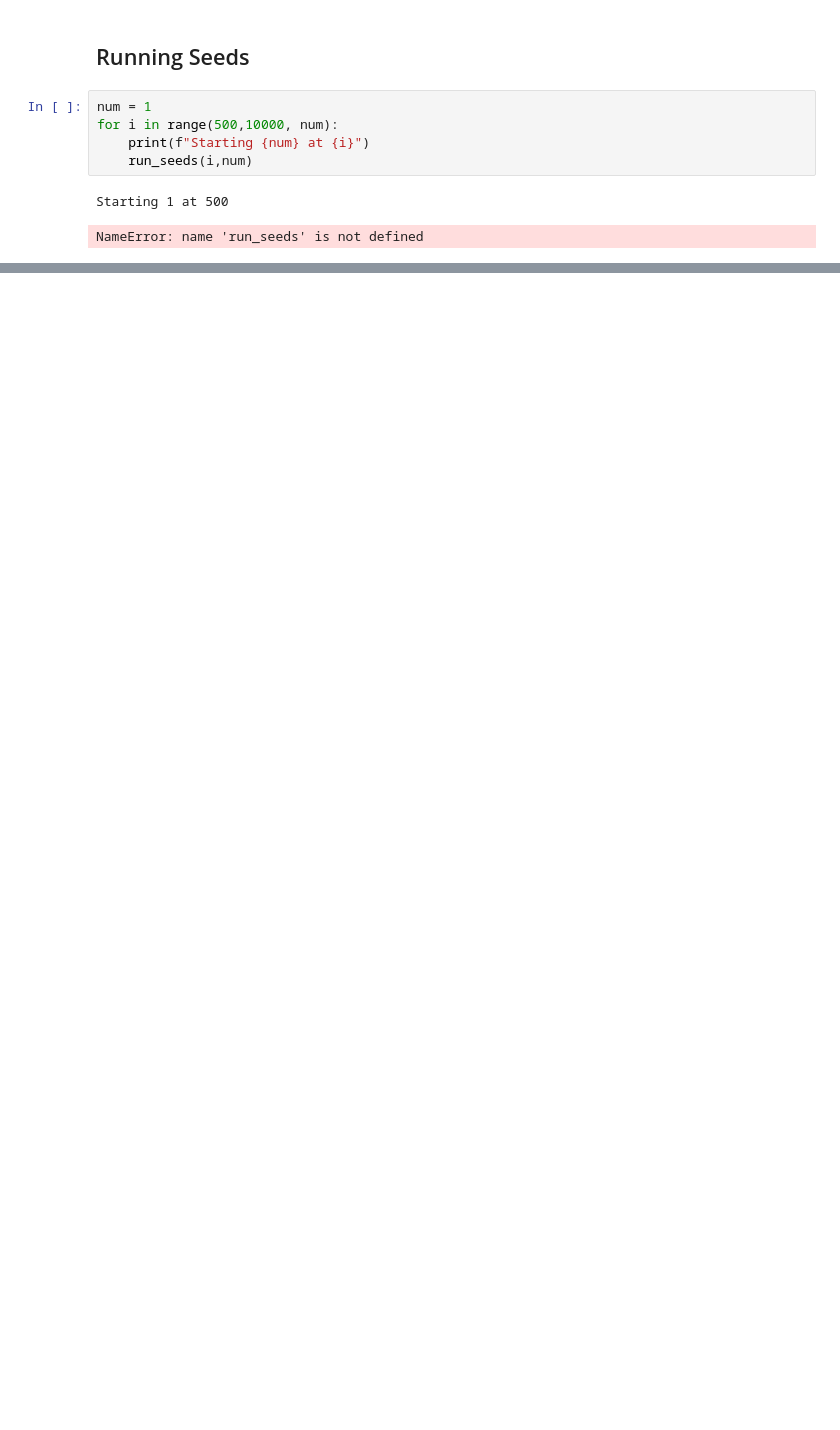
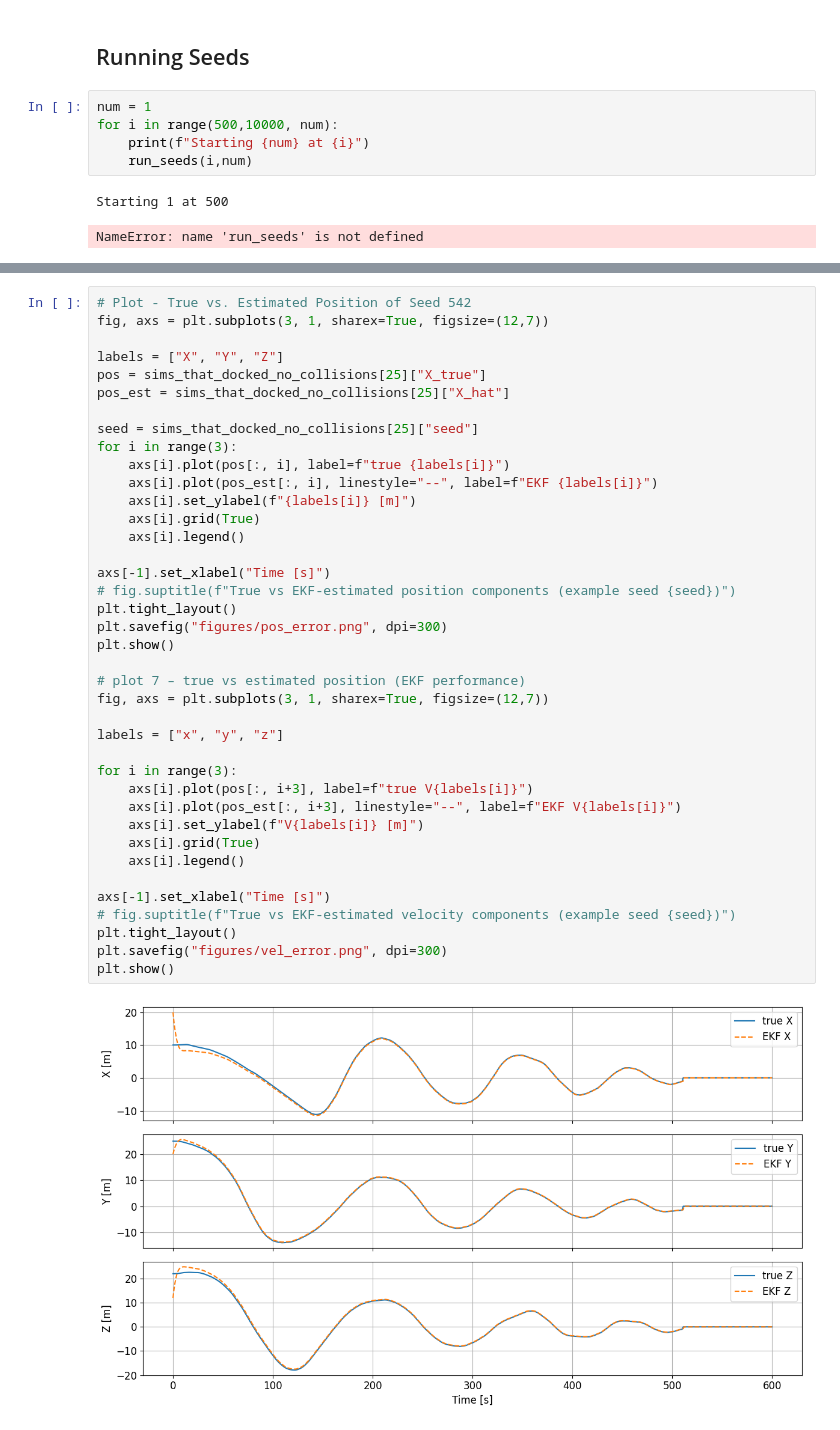
Before and after one commit to colin-skinner/AA228-orbital-rendezvous, a Jupyter notebook: results.ipynb, the cells around one changed output, grey strips where cells are left out. Drawn from its saved outputs; the diff is of its cells as text; blank space fills up the shorter version.

```diff
--- a/results.ipynb
+++ b/results.ipynb
@@ -493,0 +585,41 @@ Loaded with 1 configs
+# %%
+# Plot - True vs. Estimated Position of Seed 542
+fig, axs = plt.subplots(3, 1, sharex=True, figsize=(12,7))
+
+labels = ["X", "Y", "Z"]
+pos = sims_that_docked_no_collisions[25]["X_true"]
+pos_est = sims_that_docked_no_collisions[25]["X_hat"]
+
+seed = sims_that_docked_no_collisions[25]["seed"]
+for i in range(3):
+    axs[i].plot(pos[:, i], label=f"true {labels[i]}")
+    axs[i].plot(pos_est[:, i], linestyle="--", label=f"EKF {labels[i]}")
+    axs[i].set_ylabel(f"{labels[i]} [m]")
+    axs[i].grid(True)
+    axs[i].legend()
+
+axs[-1].set_xlabel("Time [s]")
+# fig.suptitle(f"True vs EKF-estimated position components (example seed {seed})")
+plt.tight_layout()
+plt.savefig("figures/pos_error.png", dpi=300)
+plt.show()
+
+# plot 7 – true vs estimated position (EKF performance)
+fig, axs = plt.subplots(3, 1, sharex=True, figsize=(12,7))
+
+labels = ["x", "y", "z"]
+
+for i in range(3):
+    axs[i].plot(pos[:, i+3], label=f"true V{labels[i]}")
+    axs[i].plot(pos_est[:, i+3], linestyle="--", label=f"EKF V{labels[i]}")
+    axs[i].set_ylabel(f"V{labels[i]} [m]")
+    axs[i].grid(True)
+    axs[i].legend()
+
+axs[-1].set_xlabel("Time [s]")
+# fig.suptitle(f"True vs EKF-estimated velocity components (example seed {seed})")
+plt.tight_layout()
+plt.savefig("figures/vel_error.png", dpi=300)
+plt.show()
+# %% [output]
+[figure, added]
```
Also changed, not shown: parts of 16 cells of this notebook, 5 other files.
